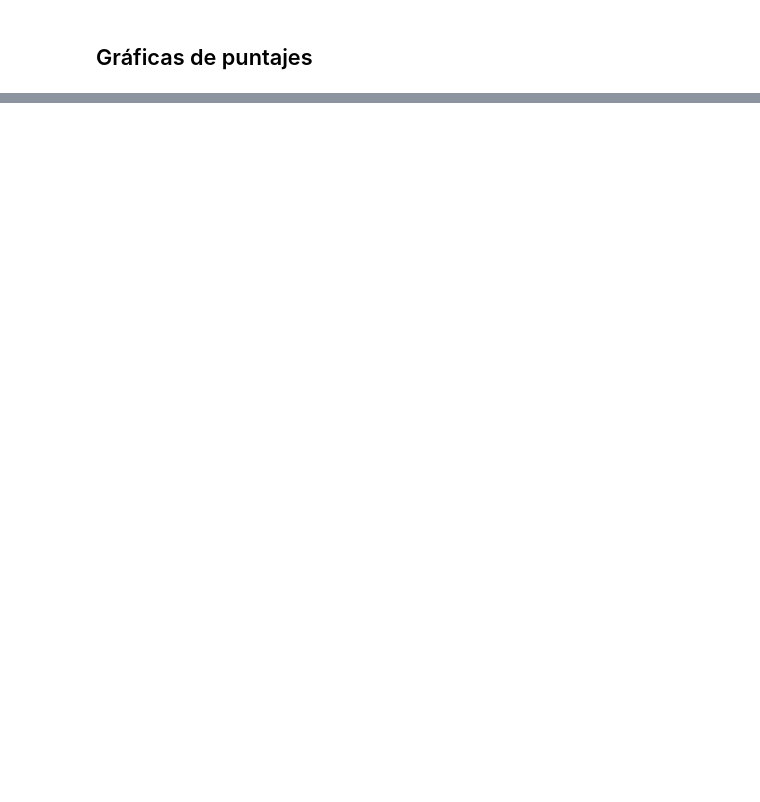
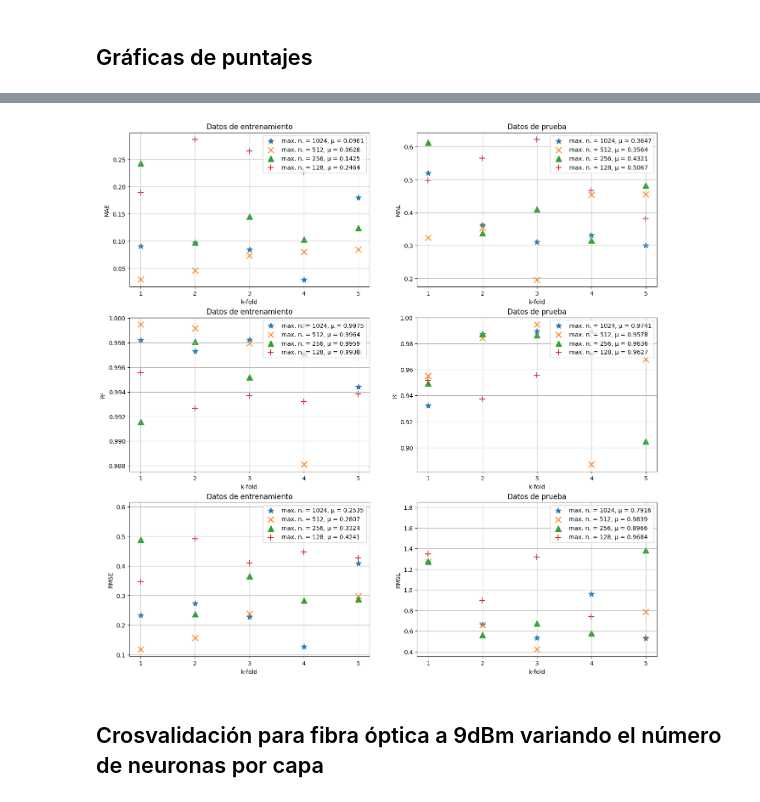
Before and after one commit to jjgranadat/Semillero_SOFA, a Jupyter notebook: ProyectoICI/Códigos/Regressor.ipynb, the cells around one changed output, grey strips where cells are left out. Cells and saved outputs as stored; diff of their text form; code cells hidden in the pictures; blank space fills up the shorter version.

```diff
--- a/ProyectoICI/Códigos/Regressor.ipynb
+++ b/ProyectoICI/Códigos/Regressor.ipynb
@@ -260,0 +410,3 @@ plot_scores(scores, max_neurons)
+# %%
+args = {"data": df_fiber_0, "n_splits": 5, "max_neurons": 1024, "activations": ["relu", "tanh", "sigmoid"]}
+scores_GKM_1024_fiber_0 = calc_once("scores_GKM_1024_fiber_0", test_model, args)
@@ -260,0 +431,3 @@ plot_scores(scores, max_neurons)
+# %%
+args = {"data": df_fiber_0, "n_splits": 5, "max_neurons": 512, "activations": ["relu", "tanh", "sigmoid"]}
+scores_GKM_512_fiber_0 = calc_once("scores_GKM_512_fiber_0", test_model, args)
@@ -260,0 +452,3 @@ plot_scores(scores, max_neurons)
+# %%
+args = {"data": df_fiber_0, "n_splits": 5, "max_neurons": 256, "activations": ["relu", "tanh", "sigmoid"]}
+scores_GKM_256_fiber_0 = calc_once("scores_GKM_256_fiber_0", test_model, args)
@@ -260,0 +473,3 @@ plot_scores(scores, max_neurons)
+# %%
+args = {"data": df_fiber_0, "n_splits": 5, "max_neurons": 128, "activations": ["relu", "tanh", "sigmoid"]}
+scores_GKM_128_fiber_0 = calc_once("scores_GKM_128_fiber_0", test_model, args)
@@ -260,0 +501,8 @@ plot_scores(scores, max_neurons)
+# %%
+scores = [scores_GKM_1024_fiber_0, scores_GKM_512_fiber_0, scores_GKM_256_fiber_0, scores_GKM_128_fiber_0]
+max_neurons = [1024, 512, 256, 128]
+plot_scores(scores, max_neurons)
+# %% [output]
+[figure, added]
+# %% [markdown]
+## Crosvalidación para fibra óptica a 9dBm variando el número de neuronas por capa
```
Also changed, not shown: parts of 31 cells of this notebook.
